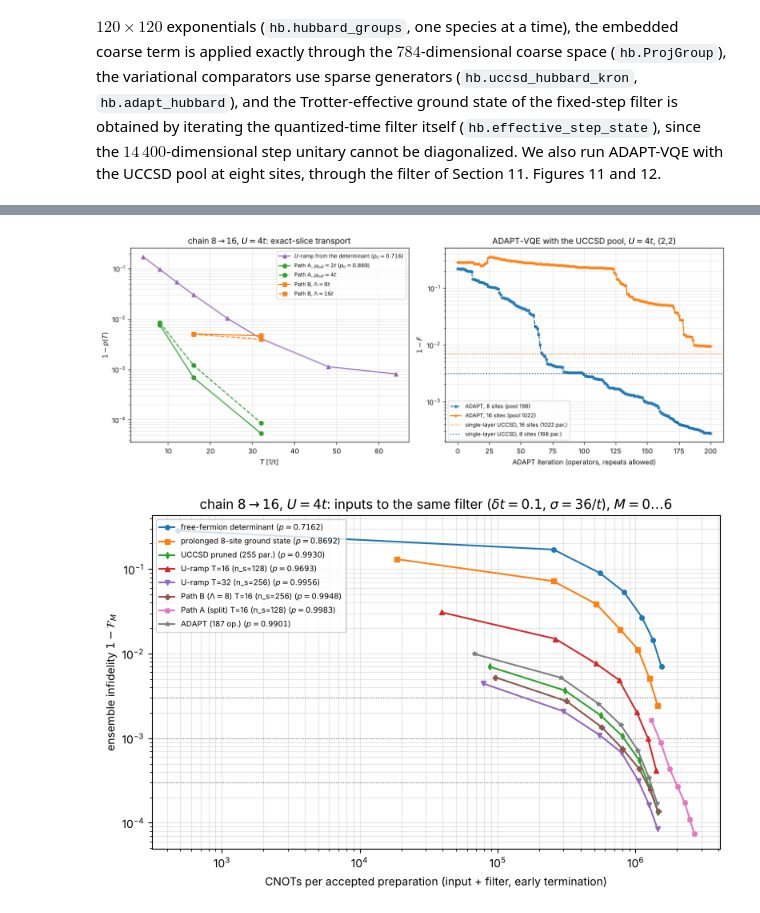
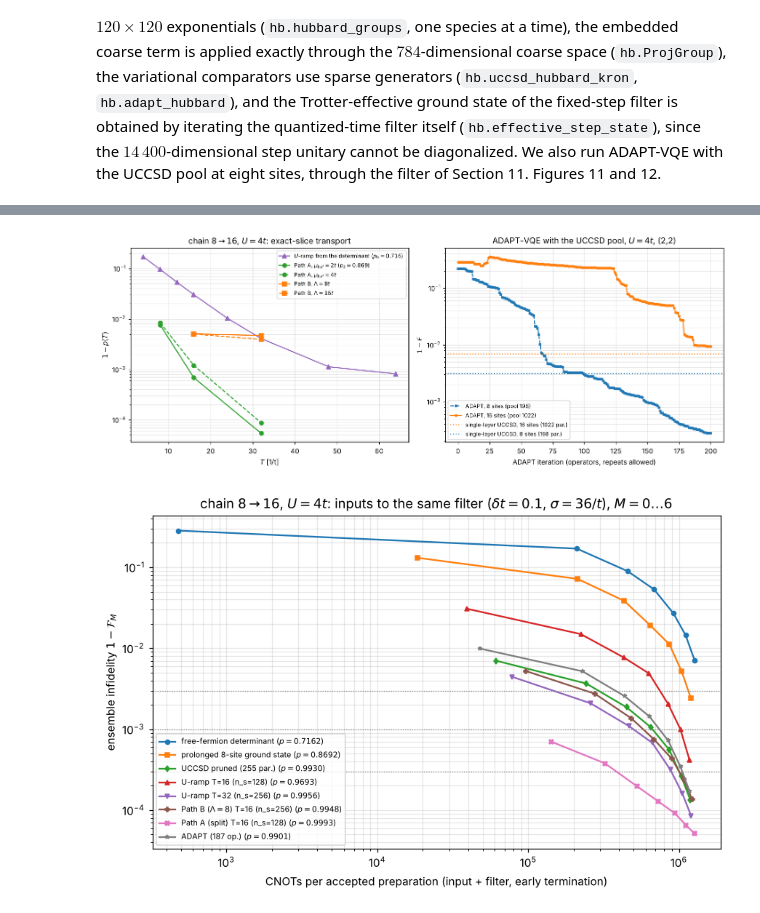
Before and after one commit to CompPhysics/QuantumComputingQuNorth, a Jupyter notebook: EigenQ/pairing-eigenq/notebooks/ResolutionRefHubbard.ipynb, the cells around one changed output, grey strips where cells are left out. Saved outputs shown, nothing was run; the diff lists cells and outputs as text; code cells hidden in the pictures.

```diff
--- a/EigenQ/pairing-eigenq/notebooks/ResolutionRefHubbard.ipynb
+++ b/EigenQ/pairing-eigenq/notebooks/ResolutionRefHubbard.ipynb
@@ -834,7 +838,8 @@ for L in (4, 8):
     st1 = hb.chain_step_cnots(N, bonds, 1); st2 = hb.chain_step_cnots(N, bonds, 2); ct2 = hb.chain_step_cnots(N, bonds, 2, controlled=True)
     print(f"L={L} ({2*L} qubits): {pc['total']} strings of weight <= {pc['max_weight']}; CNOTs per step: order 1 {st1['cnots']}, order 2 {st2['cnots']}, controlled order 2 {ct2['cnots']} ({st1['rotations']} rotations)")
 Nc, bc = hb.chain(4); ca = hb.conditioned_term_cnots(Nc, bc, n_controls=8)
-print(f"Path A coarse term for 4->8: {ca['rotations']} rotations conditioned on 8 antibonding qubits: {ca['toffoli']} CNOTs (Toffoli ladder) / {ca['gray']} (Gray-code phase polynomial) per application, vs {ca['base']} unconditioned")
+print(f"Path A coarse term for 4->8: {ca['rotations']} rotations conditioned on 8 antibonding qubits: shared flag {ca['flag']} CNOTs + frame change {ca['frame']} per application (c-1 = 7 clean work qubits); per-rotation Toffoli ladder {ca['toffoli']}; Gray-code phase polynomial {ca['gray']}; unconditioned {ca['base']}")
+CA_FLAG = ca["flag"] + ca["frame"]
 CN_PROL = 2*4*2            # Givens rotations: N_c per spin, 2 CNOTs each
 print(f"prolongation 4->8: {CN_PROL} CNOTs")
 
@@ -914,7 +919,7 @@ NSAMP, M_MAX, SEED = 40, 6, 3
 SIG = rodeo48[U]["sigma"]
 N8, b8 = hb.chain(8)
 st2 = hb.chain_step_cnots(N8, b8, 2)["cnots"]; ct2 = hb.chain_step_cnots(N8, b8, 2, controlled=True)["cnots"]
-ca = hb.conditioned_term_cnots(4, hb.chain(4)[1], n_controls=8)["toffoli"]
+ca = CA_FLAG                                                     # shared-flag coarse term incl. the frame change
 terms = hb.hubbard_terms(N8, b8, 2, 2, U)
 print("Trotterized controlled evolution (second order): the fixed step is diagonalized once; the filter then projects on the")
 print("eigenvector of the step unitary closest to the ground state, whose eigenphase is what an energy scan on the device locates:")
@@ -1029,7 +1034,7 @@ for ns in (64, 128, 256, 512):
     p2 = abs(np.vdot(Psih, hb.trotter_refine(r["Phi0"], groupsA_split, coefA_split, 16.0, ns, order=2)))**2
     trotA[ns] = p2; print(f"    n_s = {ns:3d}: one block {p1:.6f}   split {p2:.6f}")
 nA_split = next(ns for ns in (64, 128, 256, 512) if abs(trotA[ns] - pA_ex) <= 1e-3)
-ca = hb.conditioned_term_cnots(4, hb.chain(4)[1], n_controls=8)["toffoli"]; st2 = hb.chain_step_cnots(8, hb.chain(8)[1], 2)["cnots"]
+ca = CA_FLAG; st2 = hb.chain_step_cnots(8, hb.chain(8)[1], 2)["cnots"]
 print(f"    steps within 1e-3 of the exact-slice overlap (split groups): n_s = {nA_split}; cost {CN_PROL} + {nA_split}*({st2} + 2*{ca}) = {CN_PROL + nA_split*(st2 + 2*ca)} CNOTs")
 
 # --- (b) pruned UCCSD on the fine chain
@@ -1248,8 +1253,8 @@ for Lam in (8.0, 16.0):
 c2f = lambda s: np.cos(np.pi*s/2)**2; s2f = lambda s: np.sin(np.pi*s/2)**2
 groups16 = hb.hubbard_groups(Nf, bf, 2, 2, U)
 st16 = hb.chain_step_cnots(Nf, bf, 2)["cnots"]; ct16 = hb.chain_step_cnots(Nf, bf, 2, controlled=True)["cnots"]
-ca16 = hb.conditioned_term_cnots(8, bc, n_controls=16)["toffoli"]; CN_GIVENS16 = 2*(Nf*(Nf-1)//2)*2; CN_PROL16 = 2*8*2
-print(f"(c) 16-site step {st16} CNOTs (second order; controlled {ct16}); coarse term of Path A (8-site step conditioned on 16 qubits) {ca16}; Givens network {CN_GIVENS16}; prolongation 8->16 {CN_PROL16}")
+ca16d = hb.conditioned_term_cnots(8, bc, n_controls=16); ca16 = ca16d["flag"] + ca16d["frame"]; CN_GIVENS16 = 2*(Nf*(Nf-1)//2)*2; CN_PROL16 = 2*8*2
+print(f"(c) 16-site step {st16} CNOTs (second order; controlled {ct16}); coarse term of Path A (8-site step, {ca16d['rotations']} rotations, conditioned on 16 qubits): shared flag {ca16d['flag']} + frame {ca16d['frame']} = {ca16} per application (per-rotation ladder {ca16d['toffoli']}); Givens network {CN_GIVENS16}; prolongation 8->16 {CN_PROL16}")
 def n_needed16(Phi, grp, coefs, T, pex, tol=1e-3):
     out, prev = [], None
     for ns in (32, 64, 128, 256, 512):
@@ -1263,9 +1268,10 @@ for T in (16, 32):
     ns, p, out = n_needed16(FF16, groups16, ramp_coefs, float(T), ramp_ex[T])
     trot16[("ramp", T)] = dict(ns=ns, p=p, psi=hb.trotter_path_groups(FF16, groups16, ramp_coefs, float(T), ns), cost=CN_GIVENS16 + ns*st16)
     print(f"    U-ramp T={T}: exact {ramp_ex[T]:.5f}; " + " ".join(f"{n}:{pp:.5f}" for n, pp in out) + f" -> n_s={ns}, {trot16[('ramp', T)]['cost']} CNOTs   [{time.time()-t0:.0f} s]")
-tl, Ul, cst = hb.galerkin_params("chain", 1.0, U, 8)
+tl, Ul, cst = hb.galerkin_params("chain", 1.0, U, 2 + 2)        # the constant is -t N_particles (N = 4), NOT -t N_coarse: with 8 the embedded path differed from Eq. (6) by -4t cos^2 P P^T (bug fixed 2026-10-20)
 Kc_e, Kc_o, Dc = [t_.toarray() for t_ in hb.hubbard_terms(8, bc, 2, 2, Ul, t=tl)]
 mu = El16 + 2.0
+assert abs(Dc + (cst - mu)*np.eye(784) + Kc_e + Kc_o - (Hl16 - mu*np.eye(784))).max() < 1e-10, "coarse groups must sum to H_low - mu"
 gA16 = [hb.ProjGroup(P16, Dc + (cst - mu)*np.eye(784)), hb.ProjGroup(P16, Kc_e), hb.ProjGroup(P16, Kc_o), groups16[0], groups16[1], hb.DiagGroup(groups16[2].d - mu)]
 cA16 = [c2f]*3 + [s2f]*3
 for T in (8, 16):
@@ -1308,12 +1314,12 @@ if d8 is not None:
     print("      minimum cost at 1e-3 / 3e-4 / 1e-4: " + " / ".join((lambda ok: f"{cacc8[ok[np.argmin(cacc8[ok])]]:.1e} (M={ok[np.argmin(cacc8[ok])]})" if ok.size else "-")(np.where(inf8 <= tgt)[0]) for tgt in (1e-3, 3e-4, 1e-4)))
 # --- (e) the filter at 16 sites and the matched comparison
 SIG16 = 5.0/Deff_p; DT16 = 0.1
-psi_eff, E_eff16 = hb.effective_step_state(groups16, DT16, GS16, E016, SIG16, iters=80); floor16 = 1 - abs(np.vdot(GS16, psi_eff))**2
-print(f"(e) filter at 16 sites: sigma = 5/D_eff = {SIG16:.1f}, dt = {DT16}: E_eff - E0 = {E_eff16-E016:+.2e}, floor {floor16:.1e}; mean {SIG16*np.sqrt(2/np.pi)/DT16:.0f} steps = {ct16*SIG16*np.sqrt(2/np.pi)/DT16:.2e} CNOTs per cycle   [{time.time()-t0:.0f} s]")
+psi_eff, E_eff16, resid16 = hb.effective_step_state(groups16, DT16, GS16, E016, SIG16, iters=80, return_residual=True); floor16 = 1 - abs(np.vdot(GS16, psi_eff))**2
+print(f"(e) filter at 16 sites: sigma = 5/D_eff = {SIG16:.1f}, dt = {DT16}: E_eff - E0 = {E_eff16-E016:+.2e}, floor {floor16:.1e}, eigenvector residual ||U psi - e^(-iE dt) psi|| = {resid16:.1e}; mean {SIG16*np.sqrt(2/np.pi)/DT16:.0f} steps = {ct16*SIG16*np.sqrt(2/np.pi)/DT16:.2e} CNOTs per cycle   [{time.time()-t0:.0f} s]")
 NS16 = 20
 rng = np.random.default_rng(SEED); tsets16 = [np.abs(rng.normal(0.0, SIG16, M_MAX)) for _ in range(NS16)]
 cyc16 = np.array([[max(1, int(round(t/DT16)))*ct16 for t in ts] for ts in tsets16])        # controlled second-order steps per cycle, as in Section 11
-CN_COARSE8 = 18544                                   # the cheapest 8-site route of Section 11 reaching 3e-4: the U-ramp at T=16
+CN_COARSE8 = CN_GIVENS + ramp[16][0]*st2             # the 8-site U-ramp at T=16 (3.4e-4; an exact coarse-state oracle is used here, the actual coarse state is propagated in Section 13)
 inputs16 = {"free-fermion determinant": (FF16, CN_GIVENS16),
             "prolonged 8-site ground state": (Phi016, CN_COARSE8 + CN_PROL16),
             f"UCCSD pruned ({up16['n_params']} par.)": (up16["psi"], cn_pr16),
@@ -1384,2 +1390,2 @@ plt.tight_layout(); plt.show()
 [figure]
-[figure, old version]
+[figure, new version]
```
Also changed, not shown: parts of 17 cells of this notebook, 52 other files.
